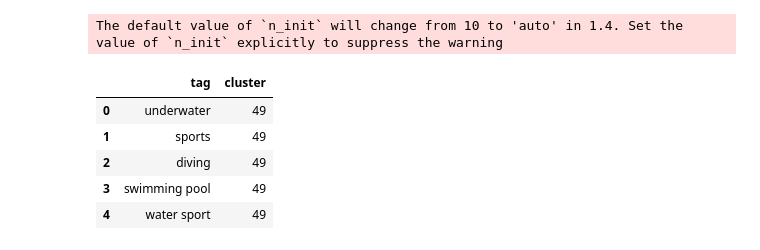
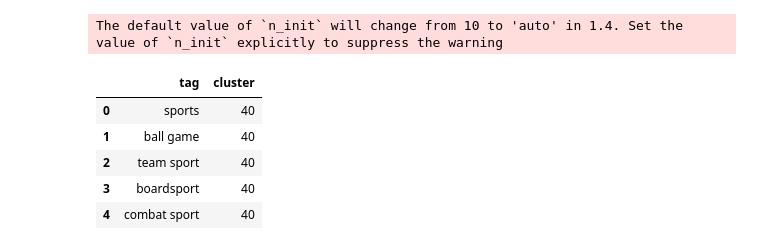
Before and after one commit to dorgol/search_templates, a Jupyter notebook: analyses/cluster_tags.ipynb, the cells around one changed output. Saved outputs shown, nothing was run; the diff lists cells and outputs as text; code cells hidden in the pictures.

```diff
--- a/analyses/cluster_tags.ipynb
+++ b/analyses/cluster_tags.ipynb
@@ -111,12 +96,12 @@ most_defining = get_popular_df(n=1)
 # %%
-get_popular_tags(cluster_num=49)
+get_popular_tags(cluster_num=40)
 # %% [output]
 |  | tag | cluster |
-| 0 | underwater | 49 |
-| 1 | sports | 49 |
-| 2 | diving | 49 |
-| 3 | swimming pool | 49 |
-| 4 | water sport | 49 |
+| 0 | sports | 40 |
+| 1 | ball game | 40 |
+| 2 | team sport | 40 |
+| 3 | boardsport | 40 |
+| 4 | combat sport | 40 |
 # %%
 def add_tag_weight(df, id_col, value_col):
     weight_col = value_col+"_weight"
```
Also changed, not shown: parts of 26 cells of this notebook, 12 other files.
